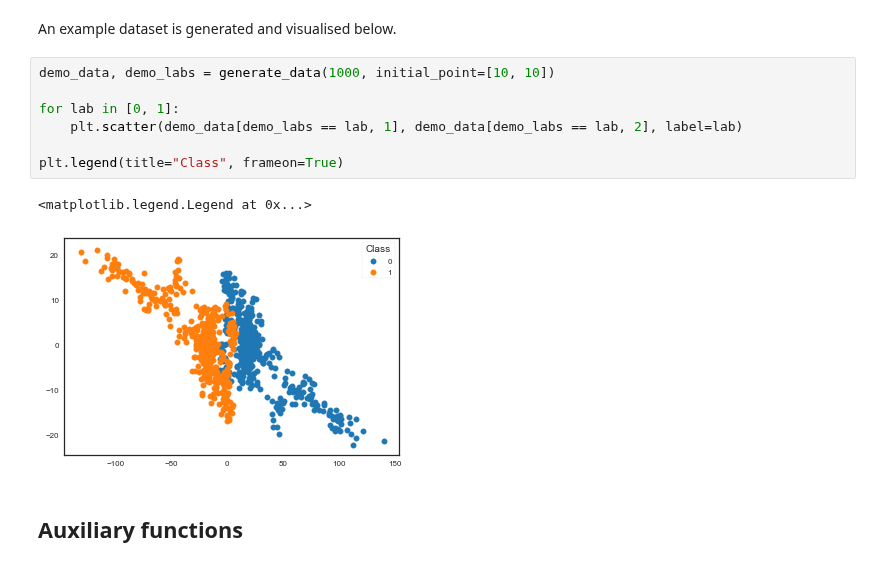
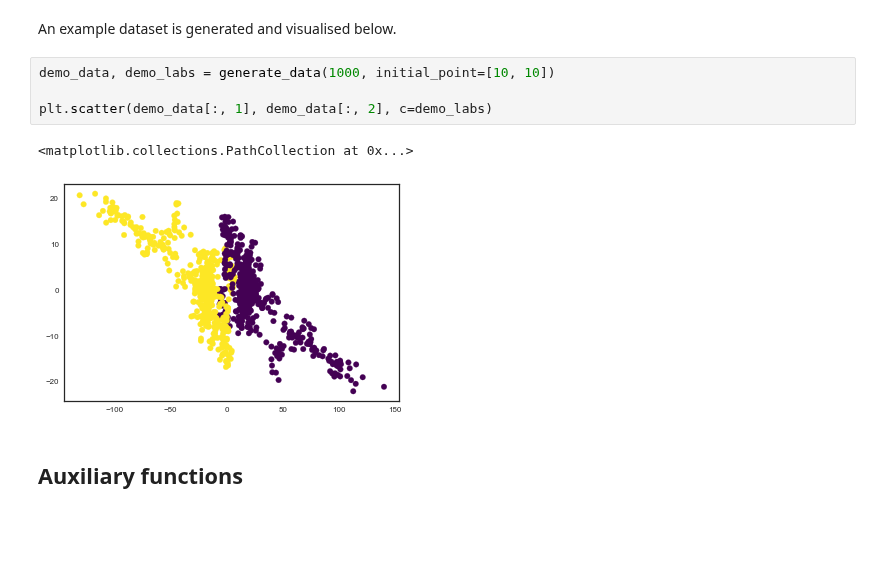
Before and after one commit to owenjonesuob/neural-nets-for-classification, a Jupyter notebook: logistic_regression.ipynb, the cells around one changed output. Cells and saved outputs as stored; diff of their text form; blank space fills up the shorter version.

```diff
--- a/logistic_regression.ipynb
+++ b/logistic_regression.ipynb
@@ -45,13 +45,10 @@ An example dataset is generated and visualised below.
 # %%
 demo_data, demo_labs = generate_data(1000, initial_point=[10, 10])
 
-for lab in [0, 1]:
-    plt.scatter(demo_data[demo_labs == lab, 1], demo_data[demo_labs == lab, 2], label=lab)
-
-plt.legend(title="Class", frameon=True)
+plt.scatter(demo_data[:, 1], demo_data[:, 2], c=demo_labs)
 # %% [output]
-<matplotlib.legend.Legend at 0x...>
+<matplotlib.collections.PathCollection at 0x...>
-[figure, old version]
+[figure, new version]
 # %% [markdown]
 ## Auxiliary functions
 # %% [markdown]
```
Also changed, not shown: parts of 7 cells of this notebook.
